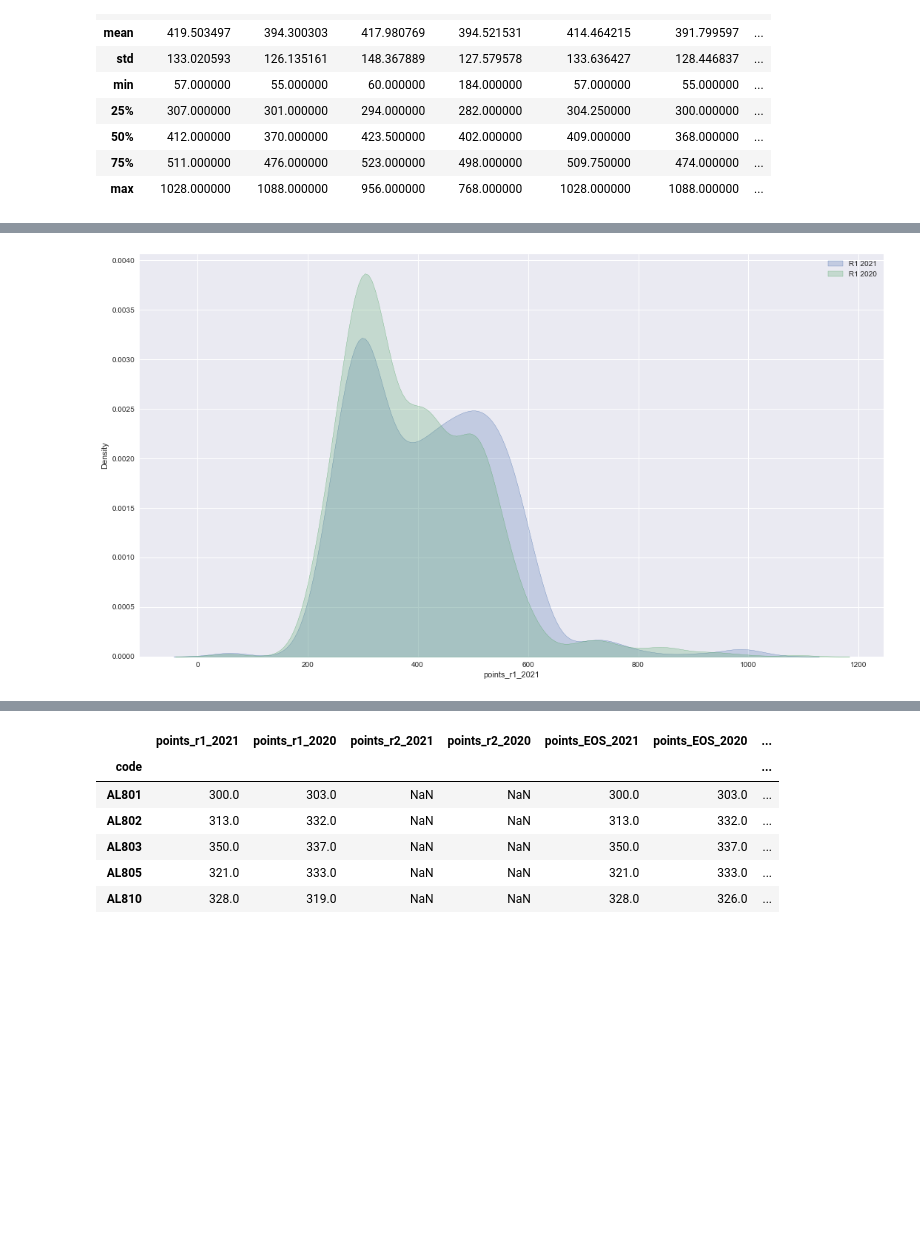
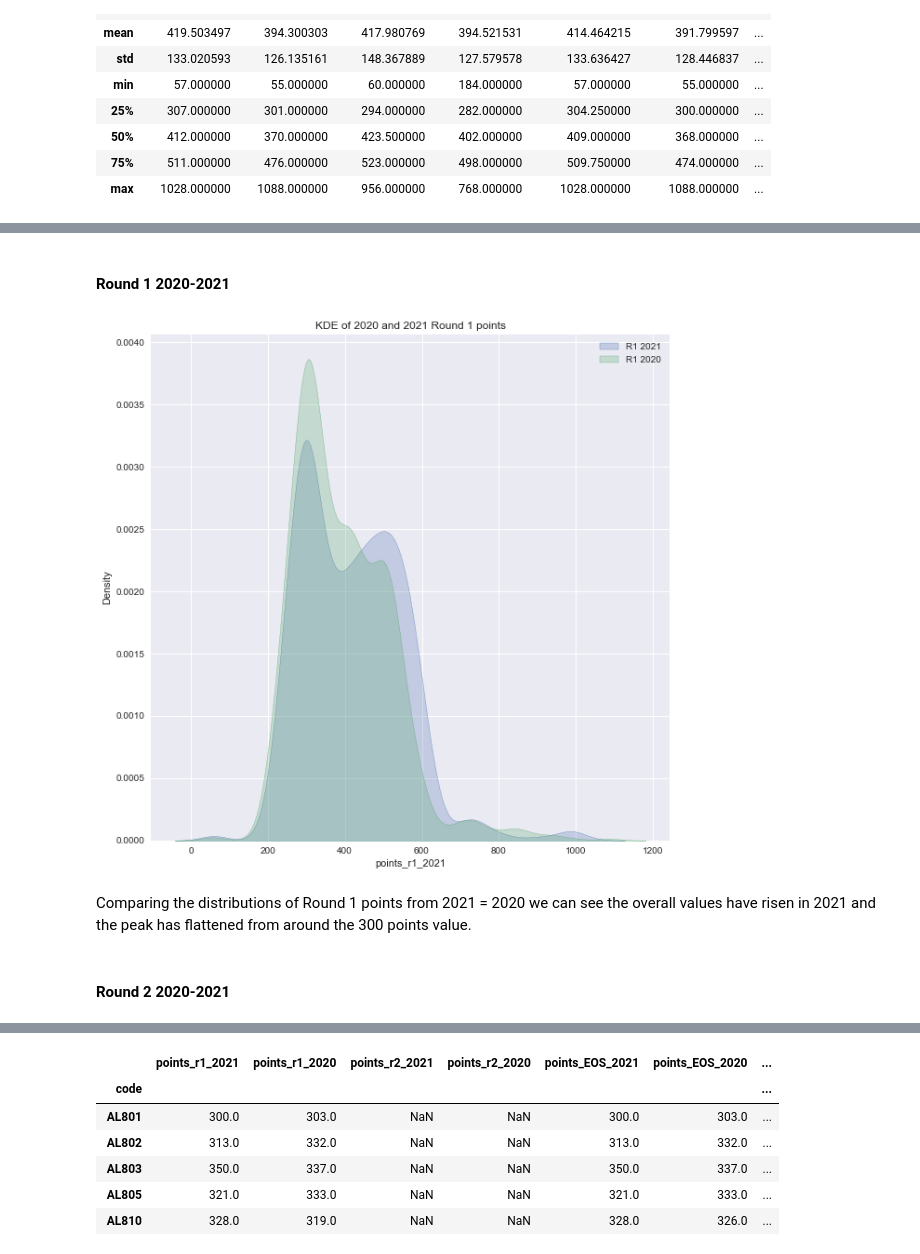
Before and after one commit to ShanePAustin/fundamentals-of-data-analysis, a Jupyter notebook: cao.ipynb, the cells around one changed output, grey strips where cells are left out. Cells and saved outputs as stored; diff of their text form; code cells hidden in the pictures; blank space fills up the shorter version.

```diff
--- a/cao.ipynb
+++ b/cao.ipynb
@@ -775,10 +877,18 @@ dtype: int64
+# %% [markdown]
+#### Round 1 2020-2021
 # %%
 sns.kdeplot(caoPoints['points_r1_2021'], label='R1 2021',shade=True)
 sns.kdeplot(caoPoints['points_r1_2020'], label='R1 2020',shade=True)
+
+plt.title("KDE of 2020 and 2021 Round 1 points")
 plt.legend()
 plt.show()
 # %% [output]
-[figure, old version]
+[figure, new version]
+# %% [markdown]
+Comparing the distributions of Round 1 points from 2021 = 2020 we can see the overall values have risen in 2021 and the peak has flattened from around the 300 points value.
+# %% [markdown]
+#### Round 2 2020-2021
 # %%
 sns.kdeplot(caoPoints['points_r2_2021'], label='R2 2021',shade=True)
 sns.kdeplot(caoPoints['points_r2_2020'], label='R2 2020',shade=True)
```
Also changed, not shown: parts of 90 cells of this notebook, 4 other files.
